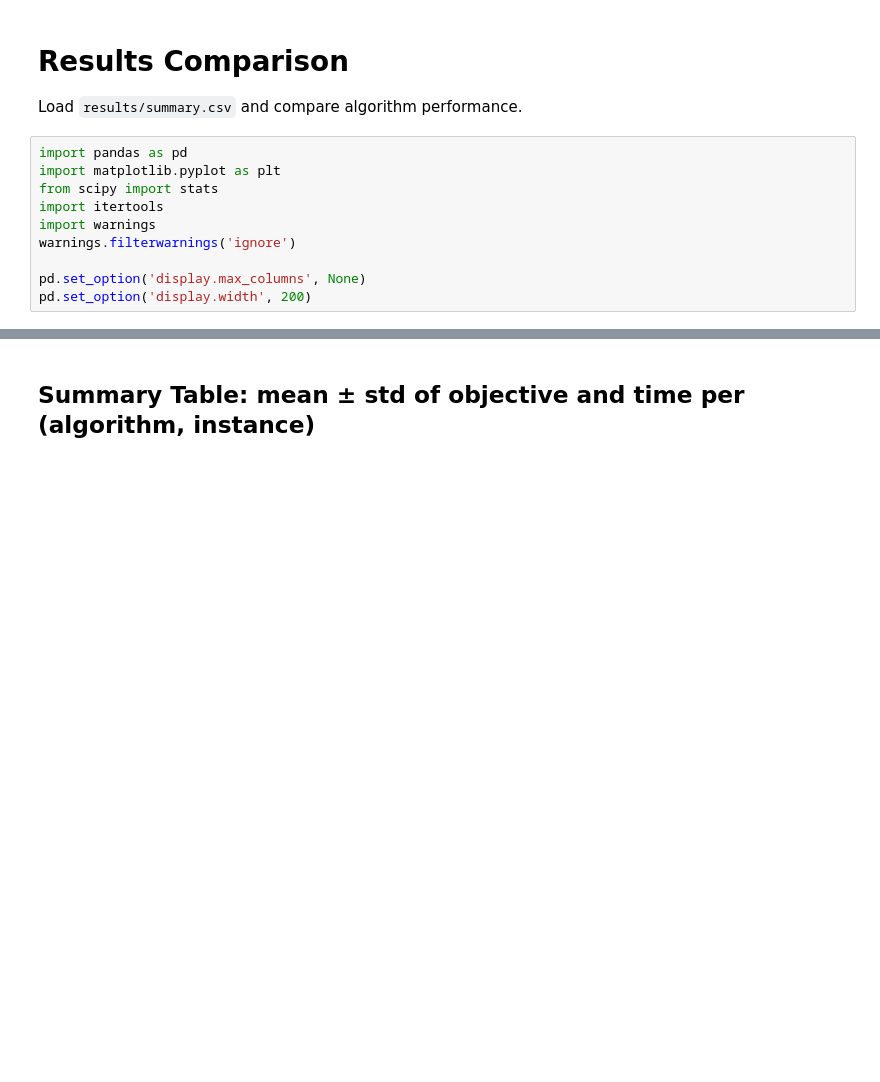
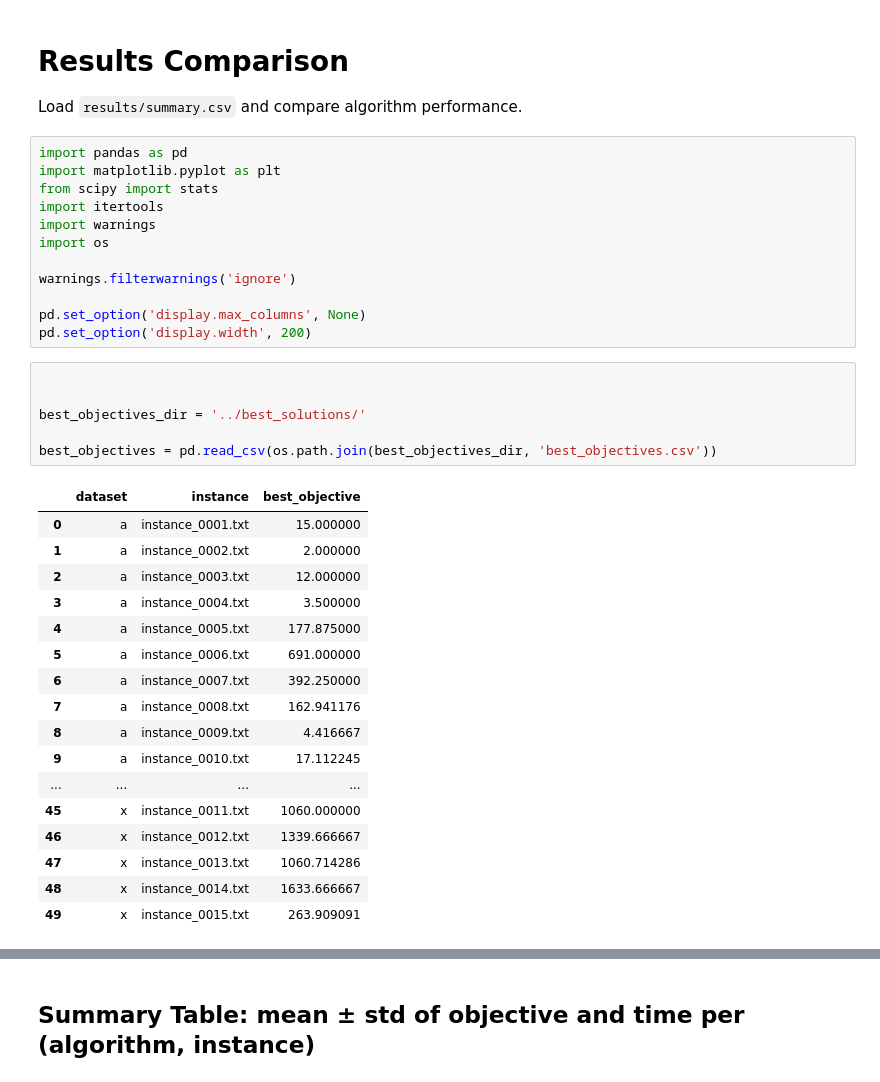
Before and after one commit to tinicius/challenge-sbpo-2025, a Jupyter notebook: notebooks/compare_results.ipynb, the cells around one changed output, grey strips where cells are left out. Cells and saved outputs as stored; diff of their text form; blank space fills up the shorter version.

```diff
--- a/notebooks/compare_results.ipynb
+++ b/notebooks/compare_results.ipynb
@@ -8,8 +8,34 @@ import matplotlib.pyplot as plt
 from scipy import stats
 import itertools
 import warnings
+import os
+
 warnings.filterwarnings('ignore')
 
 pd.set_option('display.max_columns', None)
 pd.set_option('display.width', 200)
+# %%
+
+
+best_objectives_dir = '../best_solutions/'
+
+best_objectives = pd.read_csv(os.path.join(best_objectives_dir, 'best_objectives.csv'))
+# %% [output]
+|  | dataset | instance | best_objective |
+| 0 | a | instance_0001.txt | 15.000000 |
+| 1 | a | instance_0002.txt | 2.000000 |
+| 2 | a | instance_0003.txt | 12.000000 |
+| 3 | a | instance_0004.txt | 3.500000 |
+| 4 | a | instance_0005.txt | 177.875000 |
+| 5 | a | instance_0006.txt | 691.000000 |
+| 6 | a | instance_0007.txt | 392.250000 |
+| 7 | a | instance_0008.txt | 162.941176 |
+| 8 | a | instance_0009.txt | 4.416667 |
+| 9 | a | instance_0010.txt | 17.112245 |
+| ... | ... | ... | ... |
+| 45 | x | instance_0011.txt | 1060.000000 |
+| 46 | x | instance_0012.txt | 1339.666667 |
+| 47 | x | instance_0013.txt | 1060.714286 |
+| 48 | x | instance_0014.txt | 1633.666667 |
+| 49 | x | instance_0015.txt | 263.909091 |
 # %%
```
Also changed, not shown: parts of 1 cell of this notebook, 21 other files.
